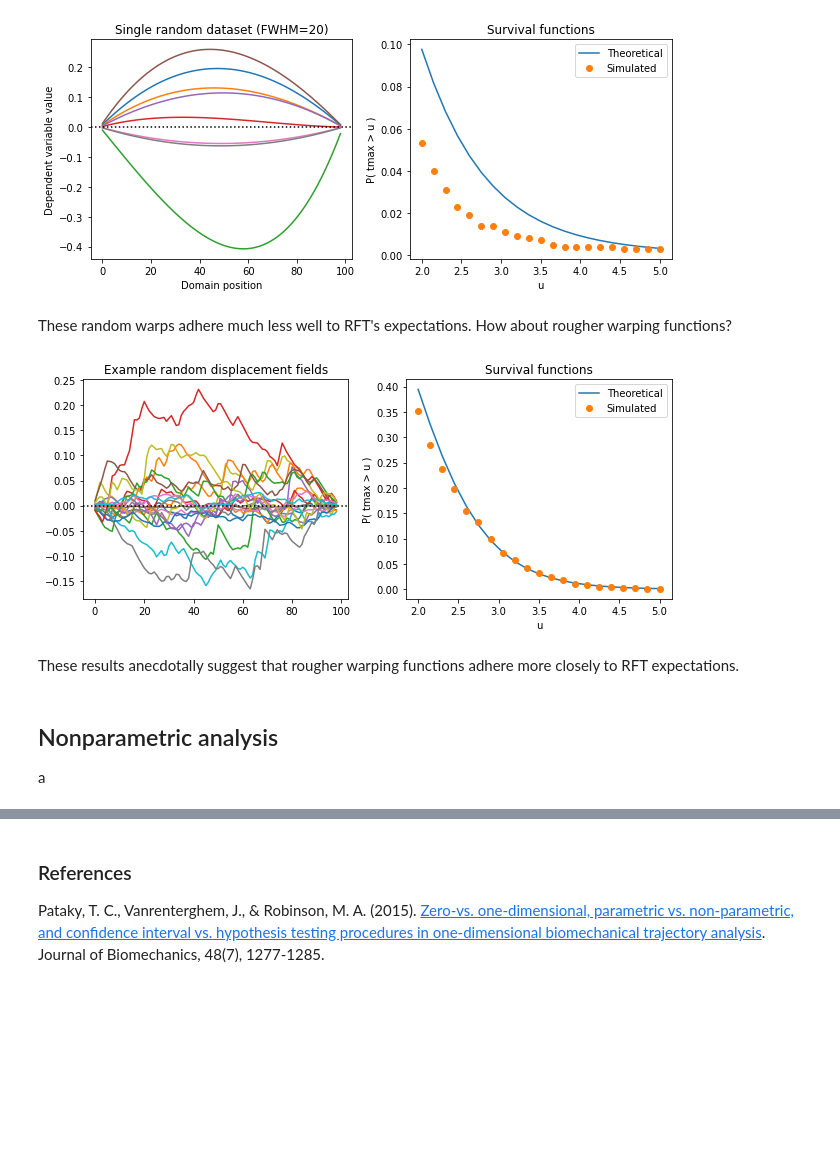
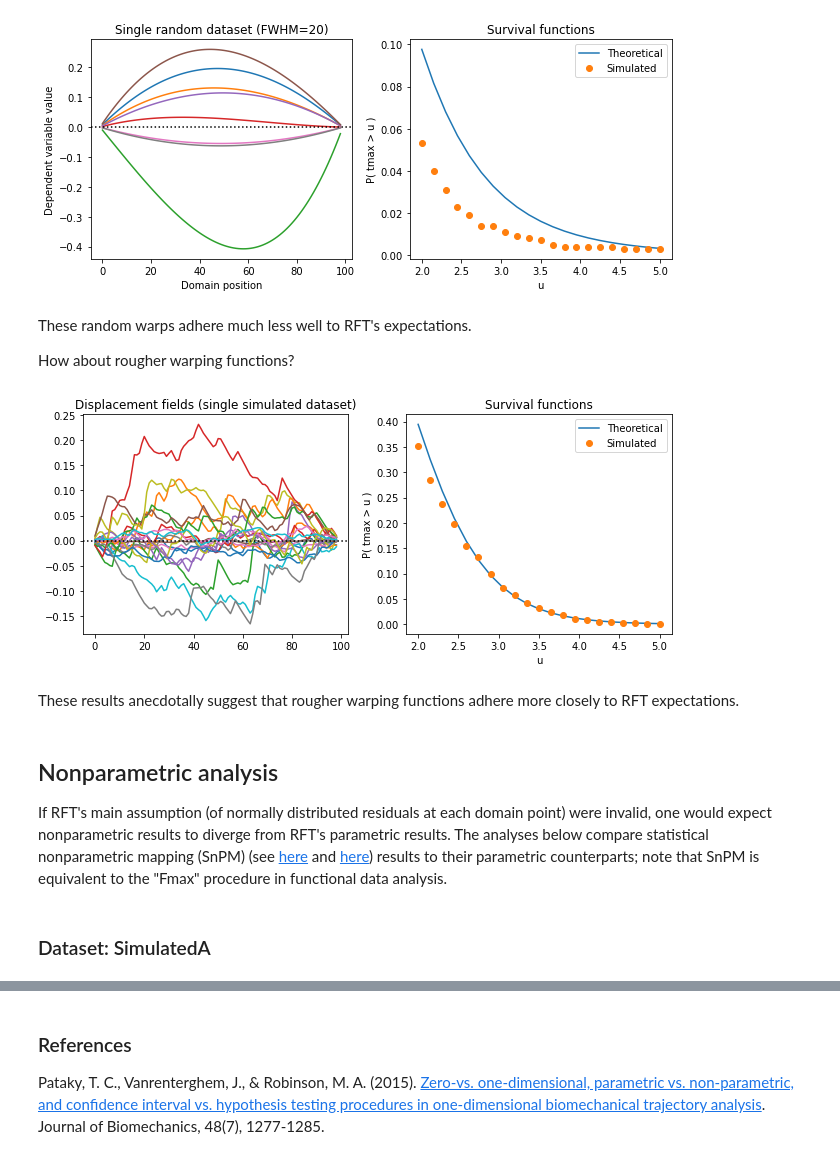
Before and after one commit to 0todd0000/nlreg1d, a Jupyter notebook: Notebooks/5-Assumptions.ipynb, the cells around one changed output, grey strips where cells are left out. Cells and saved outputs as stored; diff of their text form; code cells hidden in the pictures; blank space fills up the shorter version.

```diff
--- a/Notebooks/5-Assumptions.ipynb
+++ b/Notebooks/5-Assumptions.ipynb
@@ -270,7 +277,9 @@ plt.show()
 # %% [output]
 [figure]
 # %% [markdown]
-These random warps adhere much less well to RFT's expectations. How about rougher warping functions?
+These random warps adhere much less well to RFT's expectations.
+
+How about rougher warping functions?
 # %%
 np.random.seed(12345)
 J         = 20     # number of observations
@@ -281,41 +290,41 @@ tmax      = []
 fwhme     = []     # estimated FWHM
 for i in range(nsim):
     w     = nl.random_warp( J, Q, sigma=1, shape_parameter=0.01, n_random=50, as_warp_object=True )
     y     = w.get_deviation_from_linear_time()[:,1:-1]
     t     = tstat( y )
     tmax.append( t.max() )
     fwhme.append( nl.util.estimate_fwhm(y) )
 
 # survival functions:
 u         = np.linspace(2, 5, 21)
 sf        = np.array( [ (tmax>uu).mean()  for uu in u] )  # simulation results
 sfe       = rft1d.t.sf(u, v, Q, np.mean(fwhme))           # expected
 
 # plot:
 fig,axs = plt.subplots(1, 2, figsize=(9,4))
 
 ax0,ax1 = axs
 ax0.plot(y.T)
 ax0.axhline(0, color='k', ls=':')
-ax0.set_title( f'Example random displacement fields' )
-# ax0.set_xlabel('Domain position')
-# ax0.set_ylabel('Dependent variable value')
+ax0.set_title( f'Displacement fields (single simulated dataset)' )
 
 ax1.plot(u, sfe, '-', label='Theoretical')
 ax1.plot(u, sf,  'o', label='Simulated')
 ax1.set_xlabel('u')
 ax1.set_ylabel('P( tmax > u )')
 ax1.legend()
 ax1.set_title( f'Survival functions' )
 
 plt.tight_layout()
 plt.show()
 # %% [output]
-[figure, old version]
+[figure, new version]
 # %% [markdown]
 These results anecdotally suggest that rougher warping functions adhere more closely to RFT expectations.
 # %% [markdown]
 ## Nonparametric analysis
 
-a
+If RFT's main assumption (of normally distributed residuals at each domain point) were invalid, one would expect nonparametric results to diverge from RFT's parametric results. The analyses below compare statistical nonparametric mapping (SnPM) (see [here](https://www.ncbi.nlm.nih.gov/pmc/articles/PMC6871862/) and [here](https://link.springer.com/article/10.1007/s10182-021-00418-4)) results to their parametric counterparts;  note that SnPM is equivalent to the "Fmax" procedure in functional data analysis.
+# %% [markdown]
+### Dataset:  SimulatedA
 # %%
```
Also changed, not shown: parts of 10 cells of this notebook, 9 other files.
